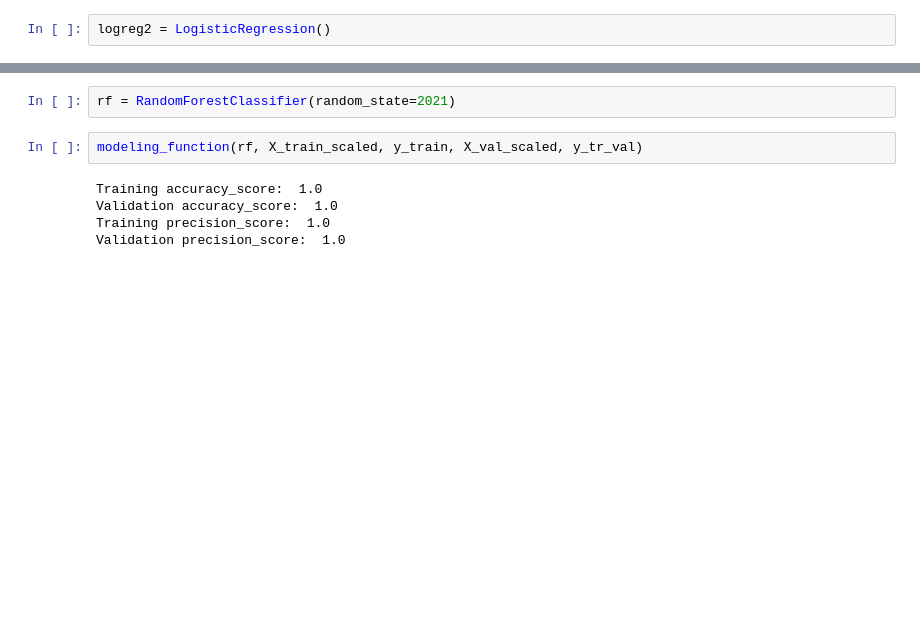
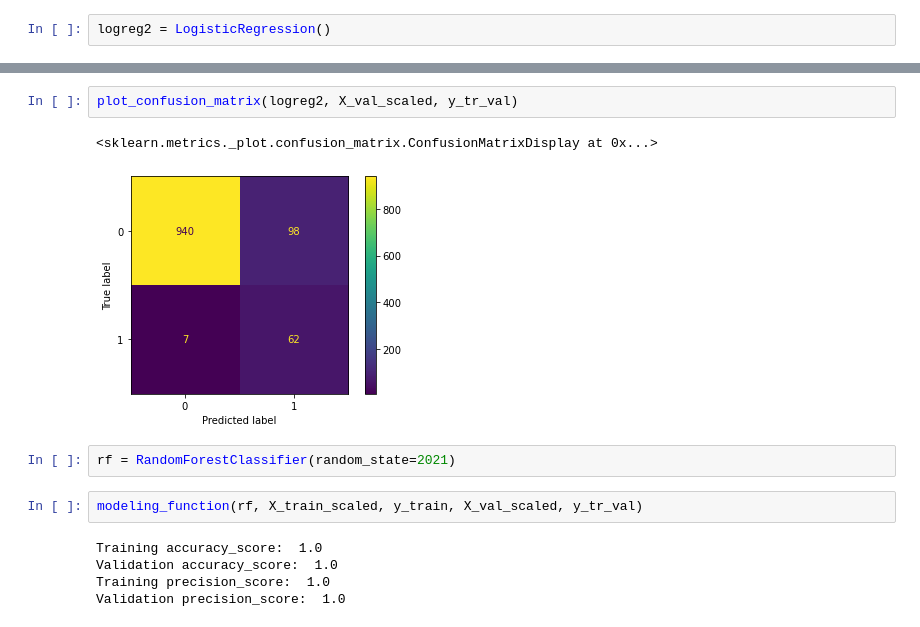
Before and after one commit to haydenj8/NBA_Project3, a Jupyter notebook: Project_Notebook_1.ipynb, the cells around one changed output, grey strips where cells are left out. Saved outputs shown, nothing was run; the diff lists cells and outputs as text; blank space fills up the shorter version.

```diff
--- a/Project_Notebook_1.ipynb
+++ b/Project_Notebook_1.ipynb
@@ -544,3 +595,8 @@ LogisticRegression()
+# %%
+plot_confusion_matrix(logreg2, X_val_scaled, y_tr_val)
+# %% [output]
+<sklearn.metrics._plot.confusion_matrix.ConfusionMatrixDisplay at 0x...>
+[figure, added]
 # %%
 rf = RandomForestClassifier(random_state=2021)
 # %%
```
Also changed, not shown: parts of 22 cells of this notebook.
